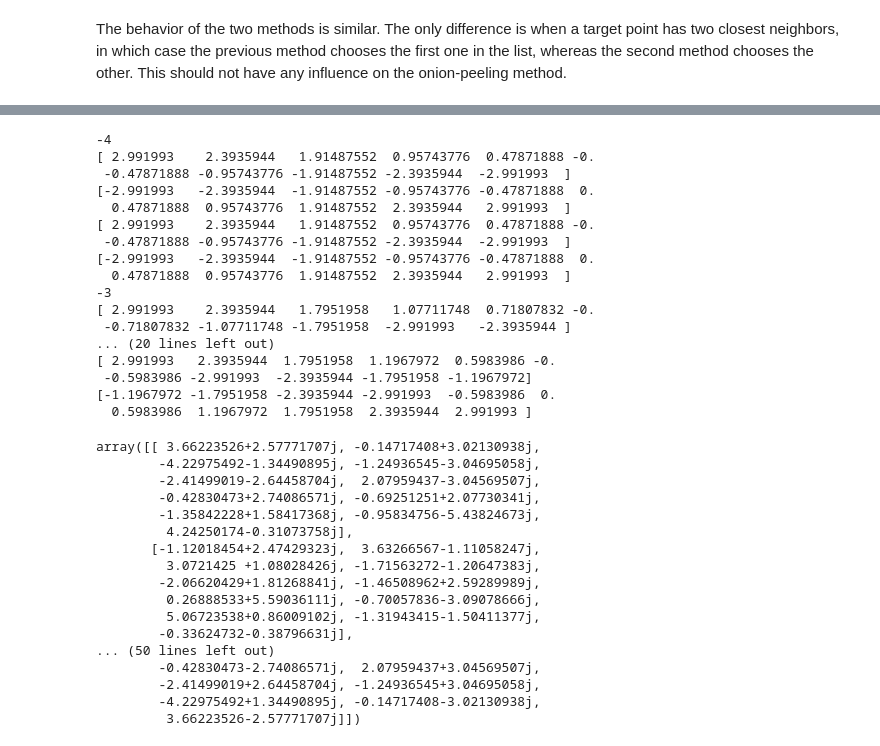
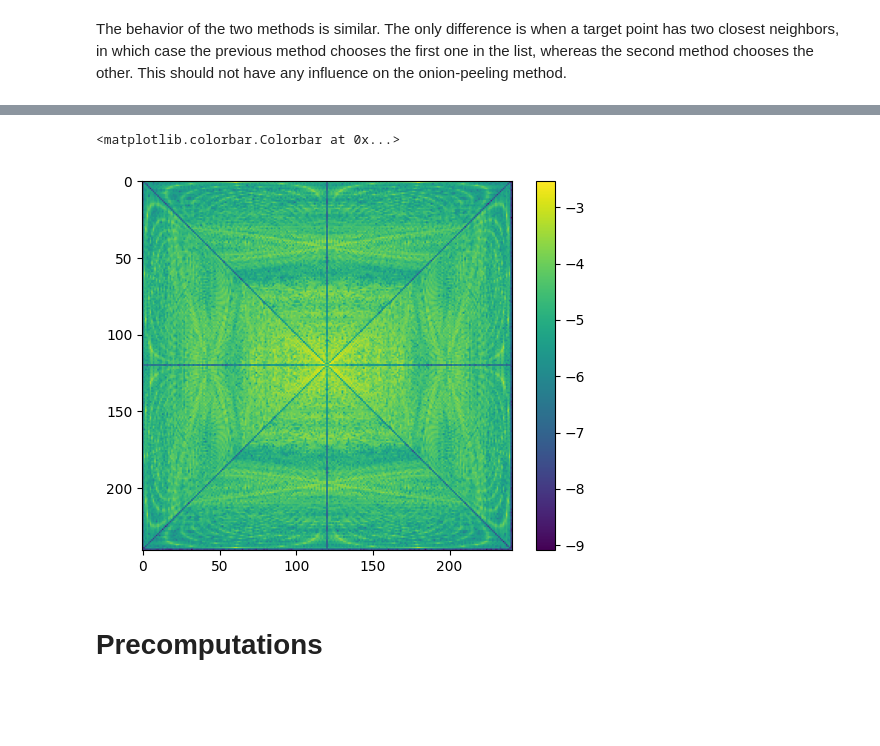
Before and after one commit to Loris0/ppfft, a Jupyter notebook: improvements.ipynb, the cells around one changed output, grey strips where cells are left out. Cells and saved outputs as stored; diff of their text form; code cells hidden in the pictures; blank space fills up the shorter version.

```diff
--- a/improvements.ipynb
+++ b/improvements.ipynb
@@ -558,0 +314,39 @@ New error: 0.000559510616988486
+# %%
+def fast_onion_peeling(hori_ppfft, vert_ppfft):
+    Id = new_initialize(hori_ppfft, vert_ppfft)
+    n = hori_ppfft.shape[0] - 1
+    m = 2 * n + 1
+    half_n = n // 2
+
+    for k in range(-(n // 2) + 1, 0):
+
+        y_ppfft = 8 * np.pi * k * np.arange(-half_n, half_n + 1) / (n * m)
+        indices = new_find_closest(k, n)
+        y_ppfft = np.take(y_ppfft, indices)
+
+        y_pos = -4 * np.pi * np.arange(-half_n, k) / m
+        y_neg = 4 * np.pi * np.arange(-half_n, k)[::-1] / m
+
+        y = np.concatenate((y_pos, y_ppfft, y_neg))
+
+        fast_recover_row_negative(k, y, indices, vert_ppfft, Id)
+        fast_recover_row_positive(-k, y, indices, vert_ppfft, Id)
+
+        fast_recover_col_negative(k, y, indices, hori_ppfft, Id)
+        fast_recover_col_positive(-k, y, indices, hori_ppfft, Id)
+
+    return Id
+# %%
+im = plt.imread("Shepp_logan_240.png")
+hori, vert = ppfft(im)
+true_Id = compute_true_Id(im)
+# %%
+res = fast_onion_peeling(hori, vert)
+# %%
+plt.imshow(np.log10(np.abs(true_Id - res)))
+plt.colorbar()
+# %% [output]
+<matplotlib.colorbar.Colorbar at 0x...>
+[figure, added]
+# %% [markdown]
+# Precomputations
@@ -574,44 +577,5 @@ def fast_onion_peeling(hori_ppfft, vert_ppfft):
 
     return Id
-# %%
-im = np.random.rand(10, 10)
-hori, vert = ppfft(im)
-fast_onion_peeling(hori, vert)
-# %% [output]
--4
-[ 2.991993    2.3935944   1.91487552  0.95743776  0.47871888 -0.
- -0.47871888 -0.95743776 -1.91487552 -2.3935944  -2.991993  ]
-[-2.991993   -2.3935944  -1.91487552 -0.95743776 -0.47871888  0.
-  0.47871888  0.95743776  1.91487552  2.3935944   2.991993  ]
-[ 2.991993    2.3935944   1.91487552  0.95743776  0.47871888 -0.
- -0.47871888 -0.95743776 -1.91487552 -2.3935944  -2.991993  ]
-[-2.991993   -2.3935944  -1.91487552 -0.95743776 -0.47871888  0.
-  0.47871888  0.95743776  1.91487552  2.3935944   2.991993  ]
--3
-[ 2.991993    2.3935944   1.7951958   1.07711748  0.71807832 -0.
- -0.71807832 -1.07711748 -1.7951958  -2.991993   -2.3935944 ]
-... (20 lines left out)
-[ 2.991993   2.3935944  1.7951958  1.1967972  0.5983986 -0.
- -0.5983986 -2.991993  -2.3935944 -1.7951958 -1.1967972]
-[-1.1967972 -1.7951958 -2.3935944 -2.991993  -0.5983986  0.
-  0.5983986  1.1967972  1.7951958  2.3935944  2.991993 ]
-array([[ 3.66223526+2.57771707j, -0.14717408+3.02130938j,
-        -4.22975492-1.34490895j, -1.24936545-3.04695058j,
-        -2.41499019-2.64458704j,  2.07959437-3.04569507j,
-        -0.42830473+2.74086571j, -0.69251251+2.07730341j,
-        -1.35842228+1.58417368j, -0.95834756-5.43824673j,
-         4.24250174-0.31073758j],
-       [-1.12018454+2.47429323j,  3.63266567-1.11058247j,
-         3.0721425 +1.08028426j, -1.71563272-1.20647383j,
-        -2.06620429+1.81268841j, -1.46508962+2.59289989j,
-         0.26888533+5.59036111j, -0.70057836-3.09078666j,
-         5.06723538+0.86009102j, -1.31943415-1.50411377j,
-        -0.33624732-0.38796631j],
-... (50 lines left out)
-        -0.42830473-2.74086571j,  2.07959437+3.04569507j,
-        -2.41499019+2.64458704j, -1.24936545+3.04695058j,
-        -4.22975492+1.34490895j, -0.14717408-3.02130938j,
-         3.66223526-2.57771707j]])
 # %%
 im = plt.imread("Shepp_logan_240.png")
 hori, vert = ppfft(im)
```
Also changed, not shown: parts of 36 cells of this notebook, 3 other files.
